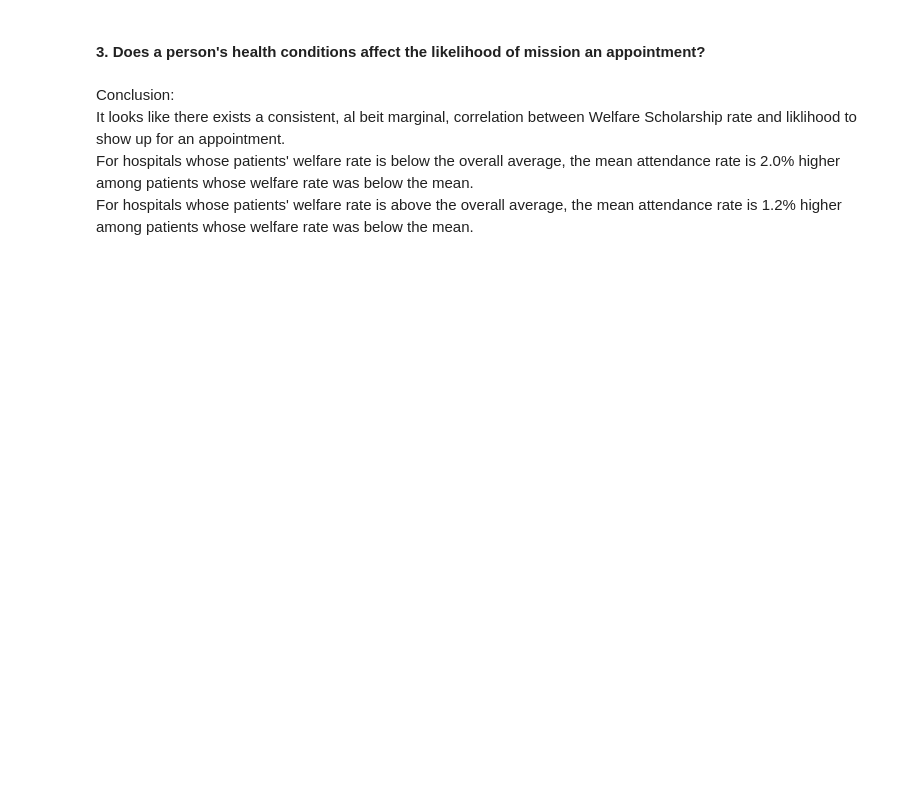
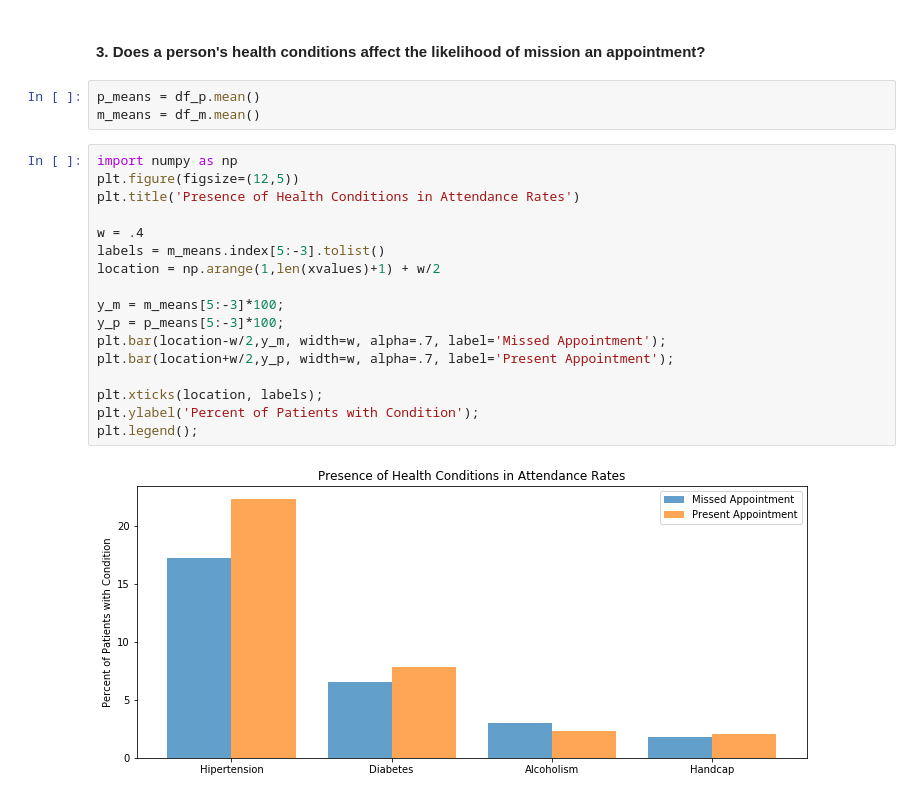
Before and after one commit to timothyshort/data_analysis, a Jupyter notebook: 03_data_analysis/project-no_show_appts/investigate-a-dataset-template.ipynb, the cells around one changed output. Saved outputs shown, nothing was run; the diff lists cells and outputs as text; blank space fills up the shorter version.

Commit message:
Answered Q3 to analyze impact of health conditions

```diff
--- a/03_data_analysis/project-no_show_appts/investigate-a-dataset-template.ipynb
+++ b/03_data_analysis/project-no_show_appts/investigate-a-dataset-template.ipynb
@@ -307,9 +314,24 @@ plt.legend(['Mean Welfare Rate when A > A.mean','Mean Welfare Rate when A < A.me
 # %% [markdown]
 #### 3. Does a person's health conditions affect the likelihood of mission an appointment?
-# %% [markdown]
-Conclusion:<br>
-It looks like there exists a consistent, al beit marginal, correlation between Welfare Scholarship rate and liklihood to show up for an appointment.
-<br>
-For hospitals whose patients' welfare rate is below the overall average, the mean attendance rate is 2.0% higher among patients whose welfare rate was below the mean.
-<br>
-For hospitals whose patients' welfare rate is above the overall average, the mean attendance rate is 1.2% higher among patients whose welfare rate was below the mean.
+# %%
+p_means = df_p.mean()
+m_means = df_m.mean()
+# %%
+import numpy as np
+plt.figure(figsize=(12,5))
+plt.title('Presence of Health Conditions in Attendance Rates')
+
+w = .4
+labels = m_means.index[5:-3].tolist()
+location = np.arange(1,len(xvalues)+1) + w/2
+
+y_m = m_means[5:-3]*100;
+y_p = p_means[5:-3]*100;
+plt.bar(location-w/2,y_m, width=w, alpha=.7, label='Missed Appointment');
+plt.bar(location+w/2,y_p, width=w, alpha=.7, label='Present Appointment');
+
+plt.xticks(location, labels);
+plt.ylabel('Percent of Patients with Condition');
+plt.legend();
+# %% [output]
+[figure, added]
```
Also changed, not shown: parts of 9 cells of this notebook, 1 other file.
